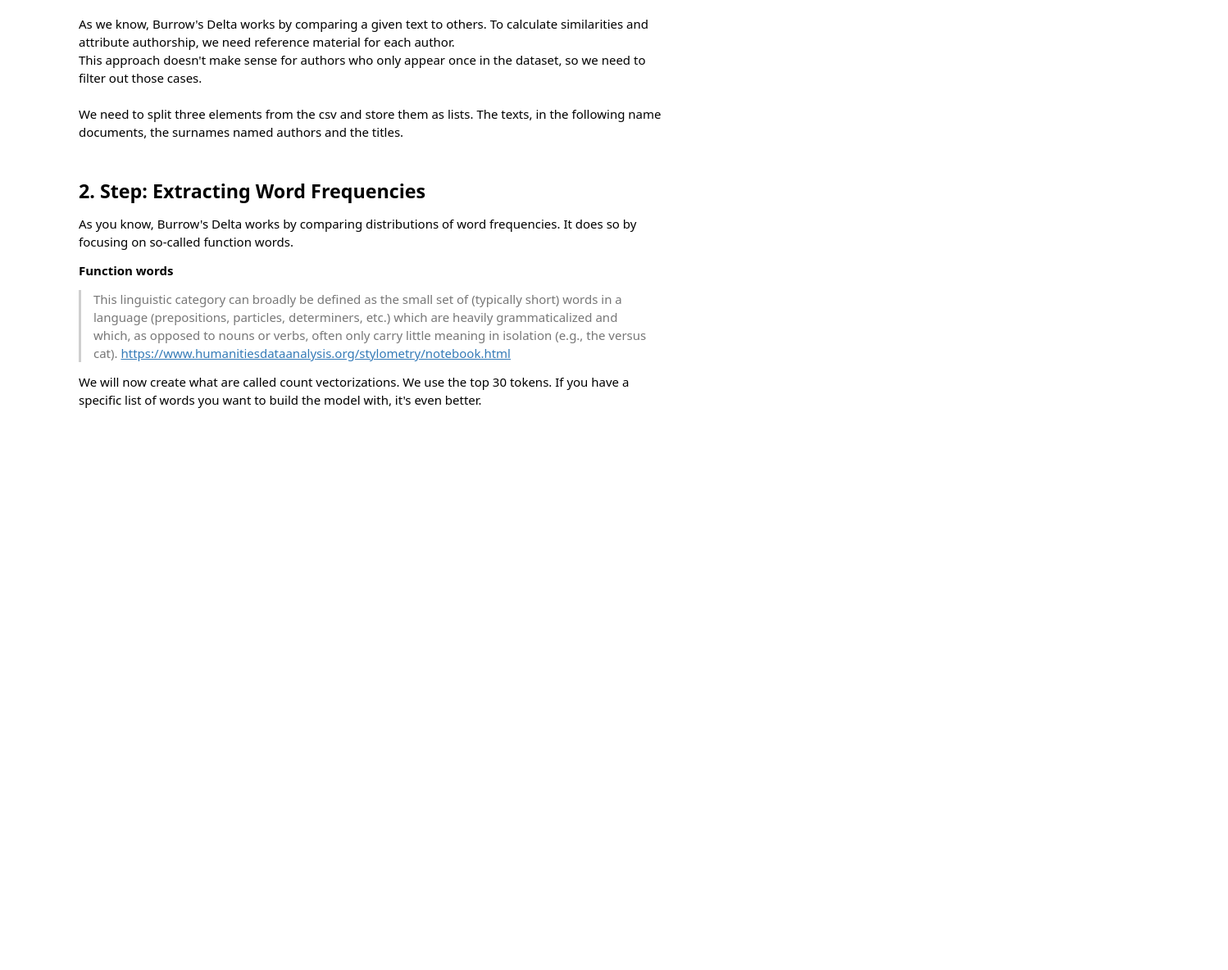
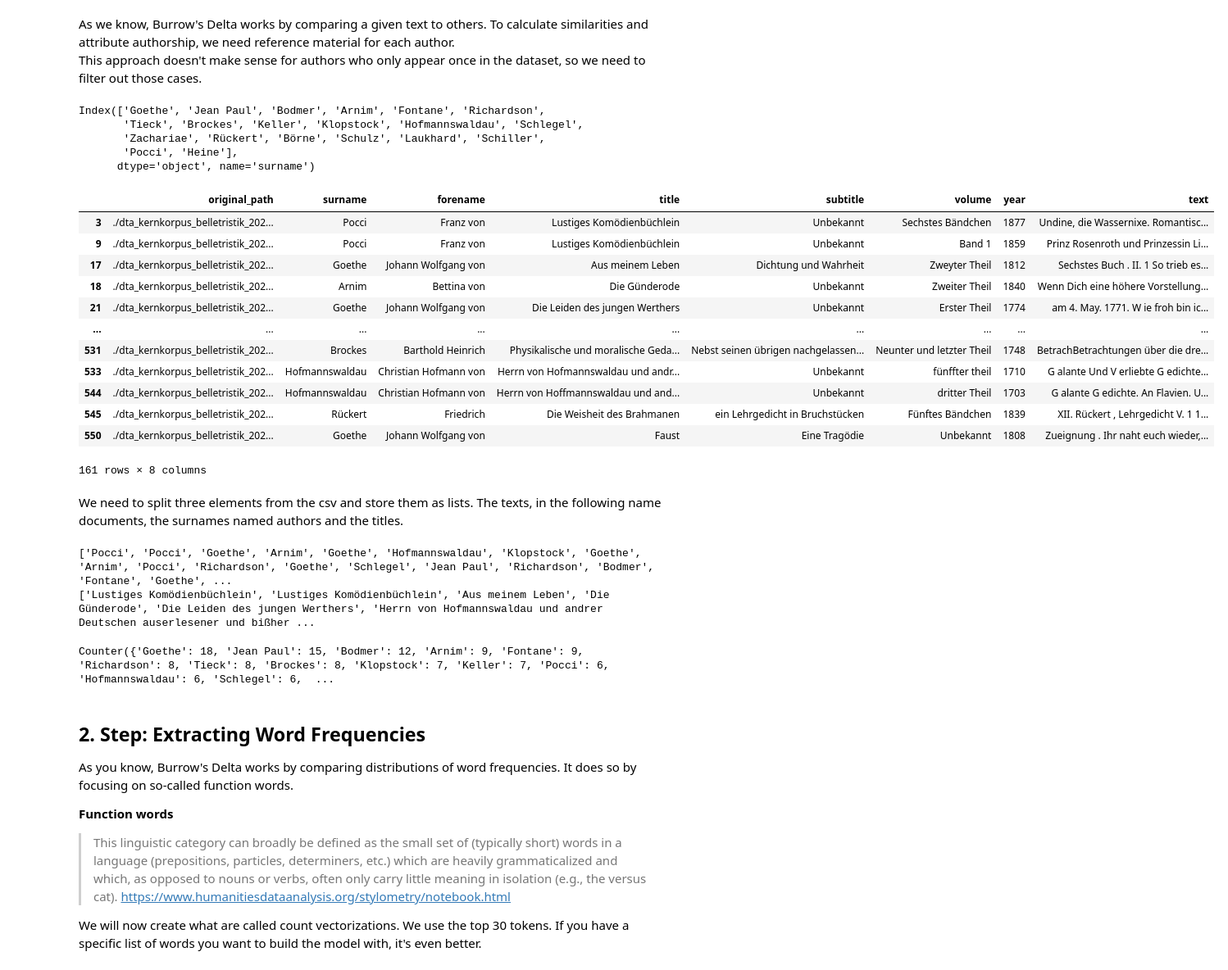
Before and after one commit to huhnwerfer/Uni-Ordner, a Jupyter notebook: 25SoSe/Stochastik/session4/session_4_notebook_empty.ipynb, the cells around one changed output. Shown at 82% size. Drawn from its saved outputs; the diff is of its cells as text; code cells hidden in the pictures; blank space fills up the shorter version.

```diff
--- a/25SoSe/Stochastik/session4/session_4_notebook_empty.ipynb
+++ b/25SoSe/Stochastik/session4/session_4_notebook_empty.ipynb
@@ -36,3 +36,10 @@ The following CSV file, provided via Moodle, contains 553 German belletristic te
 > https://www.deutschestextarchiv.de
 
 Each document was originally downloaded as an individual XML file from [https://www.deutschestextarchiv.de/download](https://www.deutschestextarchiv.de/download). The XML files were parsed and cleaned of archaic German characters. The CSV contains the processed texts we’ll be working with.
+# %%
+# Quick Task
+
+# Load the csv
+import pandas as pd
+corpus = pd.read_csv("./dta_literatur.csv")
+corpus
@@ -39,2 +60,6 @@ Each document was originally downloaded as an individual XML file from [https://
 # %%
+# Quick Task
+
 # Get an overview of the authors
+surnames_counts = corpus['surname'].value_counts()
+surnames_counts
@@ -41,8 +80,51 @@ Each document was originally downloaded as an individual XML file from [https://
 # %% [markdown]
 As we know, Burrow's Delta works by comparing a given text to others. To calculate similarities and attribute authorship, we need reference material for each author.
 This approach doesn't make sense for authors who only appear once in the dataset, so we need to filter out those cases.
+# %%
+list_of_frequent_authors = surnames_counts[surnames_counts > 5].index
+list_of_frequent_authors
+# %% [output]
+Index(['Goethe', 'Jean Paul', 'Bodmer', 'Arnim', 'Fontane', 'Richardson',
+       'Tieck', 'Brockes', 'Keller', 'Klopstock', 'Hofmannswaldau', 'Schlegel',
+       'Zachariae', 'Rückert', 'Börne', 'Schulz', 'Laukhard', 'Schiller',
+       'Pocci', 'Heine'],
+      dtype='object', name='surname')
+# %%
+corpus = corpus[corpus['surname'].isin(list_of_frequent_authors)]
+corpus
+# %% [output]
+|  | original_path | surname | forename | title | subtitle | volume | year | text |
+| 3 | ./dta_kernkorpus_belletristik_202... | Pocci | Franz von | Lustiges Komödienbüchlein | Unbekannt | Sechstes Bändchen | 1877 | Undine, die Wassernixe. Romantisc... |
+| 9 | ./dta_kernkorpus_belletristik_202... | Pocci | Franz von | Lustiges Komödienbüchlein | Unbekannt | Band 1 | 1859 | Prinz Rosenroth und Prinzessin Li... |
+| 17 | ./dta_kernkorpus_belletristik_202... | Goethe | Johann Wolfgang von | Aus meinem Leben | Dichtung und Wahrheit | Zweyter Theil | 1812 | Sechstes Buch . II. 1 So trieb es... |
+| 18 | ./dta_kernkorpus_belletristik_202... | Arnim | Bettina von | Die Günderode | Unbekannt | Zweiter Theil | 1840 | Wenn Dich eine höhere Vorstellung... |
+| 21 | ./dta_kernkorpus_belletristik_202... | Goethe | Johann Wolfgang von | Die Leiden des jungen Werthers | Unbekannt | Erster Theil | 1774 | am 4. May. 1771. W ie froh bin ic... |
+| ... | ... | ... | ... | ... | ... | ... | ... | ... |
+| 531 | ./dta_kernkorpus_belletristik_202... | Brockes | Barthold Heinrich | Physikalische und moralische Geda... | Nebst seinen übrigen nachgelassen... | Neunter und letzter Theil | 1748 | BetrachBetrachtungen über die dre... |
+| 533 | ./dta_kernkorpus_belletristik_202... | Hofmannswaldau | Christian Hofmann von | Herrn von Hofmannswaldau und andr... | Unbekannt | fünffter theil | 1710 | G alante Und V erliebte G edichte... |
+| 544 | ./dta_kernkorpus_belletristik_202... | Hofmannswaldau | Christian Hofmann von | Herrn von Hoffmannswaldau und and... | Unbekannt | dritter Theil | 1703 | G alante G edichte. An Flavien. U... |
+| 545 | ./dta_kernkorpus_belletristik_202... | Rückert | Friedrich | Die Weisheit des Brahmanen | ein Lehrgedicht in Bruchstücken | Fünftes Bändchen | 1839 | XII. Rückert , Lehrgedicht V. 1 1... |
+| 550 | ./dta_kernkorpus_belletristik_202... | Goethe | Johann Wolfgang von | Faust | Eine Tragödie | Unbekannt | 1808 | Zueignung . Ihr naht euch wieder,... |
+161 rows × 8 columns
 # %% [markdown]
 We need to split three elements from the csv and store them as lists. The texts, in the following name documents, the surnames named authors and the titles.
+# %%
+# Quick Task: Create three variables [lists] that contain the elements testxs [documents], authors and titles
+documents = corpus["text"].to_list()
+authors =  corpus["surname"].to_list()
+titles =  corpus["title"].to_list()
+
+print(authors)
+print(titles)
+# %% [output]
+['Pocci', 'Pocci', 'Goethe', 'Arnim', 'Goethe', 'Hofmannswaldau', 'Klopstock', 'Goethe', 'Arnim', 'Pocci', 'Richardson', 'Goethe', 'Schlegel', 'Jean Paul', 'Richardson', 'Bodmer', 'Fontane', 'Goethe', ...
+['Lustiges Komödienbüchlein', 'Lustiges Komödienbüchlein', 'Aus meinem Leben', 'Die Günderode', 'Die Leiden des jungen Werthers', 'Herrn von Hofmannswaldau und andrer Deutschen auserlesener und bißher ...
+# %%
+# short look at the create lists
+from collections import Counter
+print(Counter(authors))
+# %% [output]
+Counter({'Goethe': 18, 'Jean Paul': 15, 'Bodmer': 12, 'Arnim': 9, 'Fontane': 9, 'Richardson': 8, 'Tieck': 8, 'Brockes': 8, 'Klopstock': 7, 'Keller': 7, 'Pocci': 6, 'Hofmannswaldau': 6, 'Schlegel': 6,  ...
 # %% [markdown]
 ## 2. Step: Extracting Word Frequencies
 
```
Also changed, not shown: parts of 8 cells of this notebook, 1 other file.
